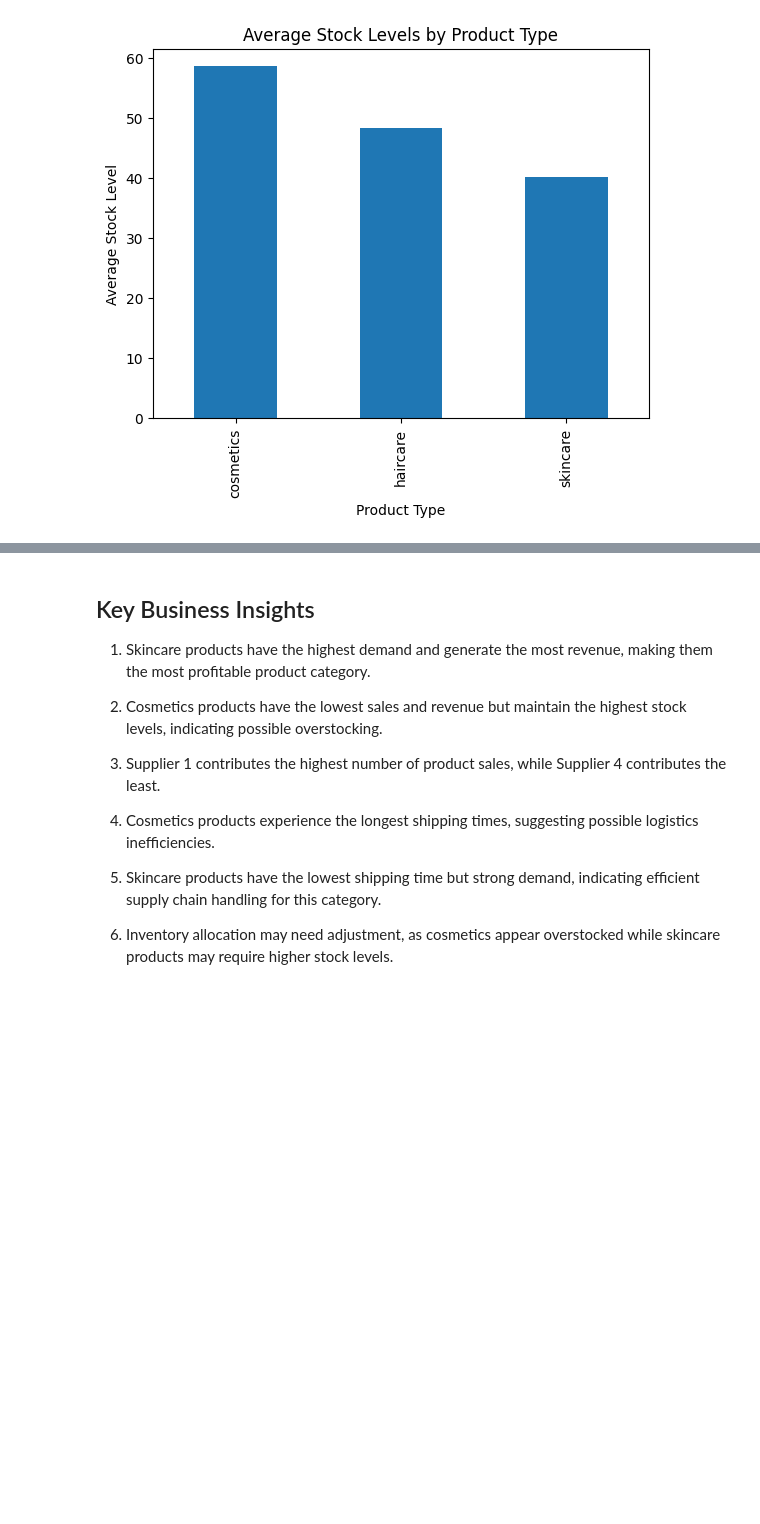
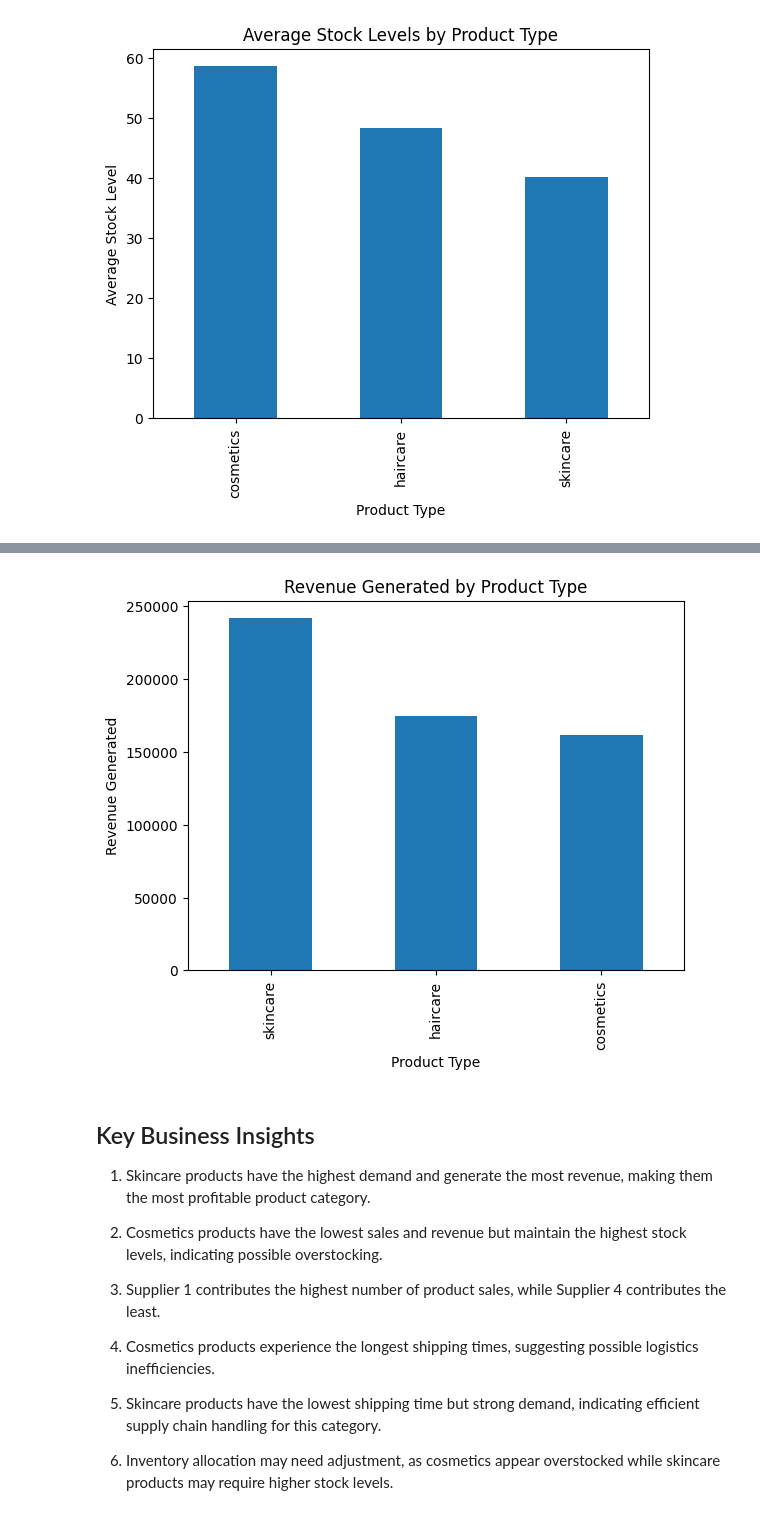
Before and after one commit to VinayHegde04/supply-chain-analysis, a Jupyter notebook: notebook/supply_chain_analysis.ipynb, the cells around one changed output, grey strips where cells are left out. Drawn from its saved outputs; the diff is of its cells as text; code cells hidden in the pictures; blank space fills up the shorter version.

```diff
--- a/notebook/supply_chain_analysis.ipynb
+++ b/notebook/supply_chain_analysis.ipynb
@@ -180,3 +192,15 @@ plt.show()
+# %%
+plt.figure()
+revenue_by_product.plot(kind='bar')
+plt.title("Revenue Generated by Product Type")
+plt.xlabel("Product Type")
+plt.ylabel("Revenue Generated")
+
+plt.savefig("../visuals/revenue.png")
+
+plt.show()
+# %% [output]
+[figure, added]
 # %% [markdown]
 ## Key Business Insights
 
```
Also changed, not shown: parts of 1 cell of this notebook, 2 other files.
